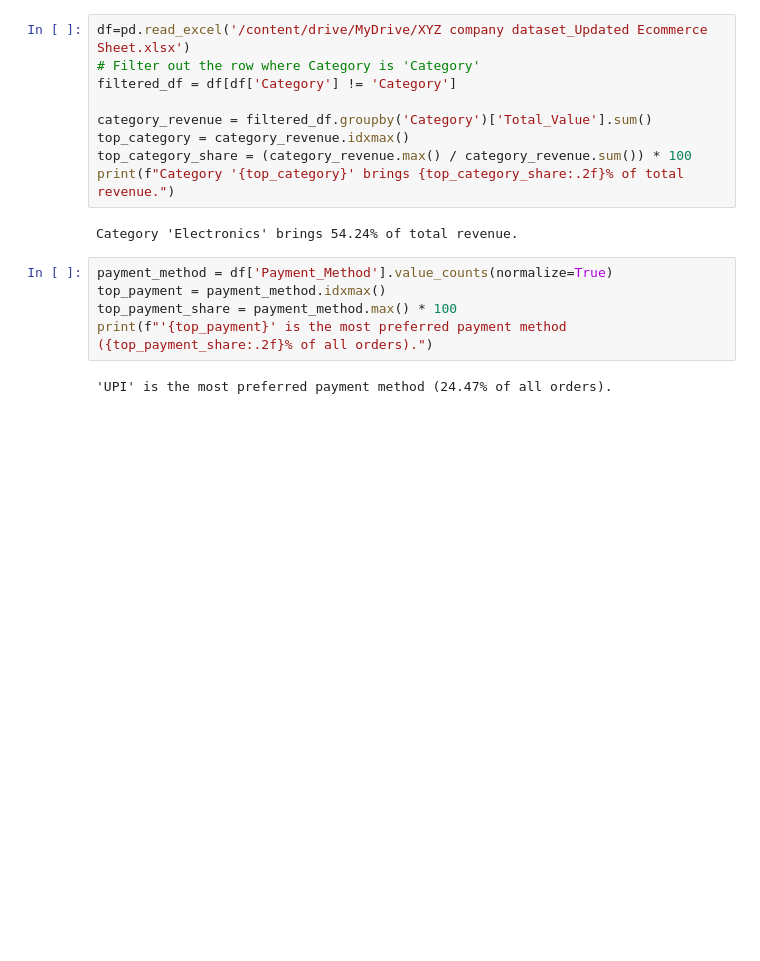
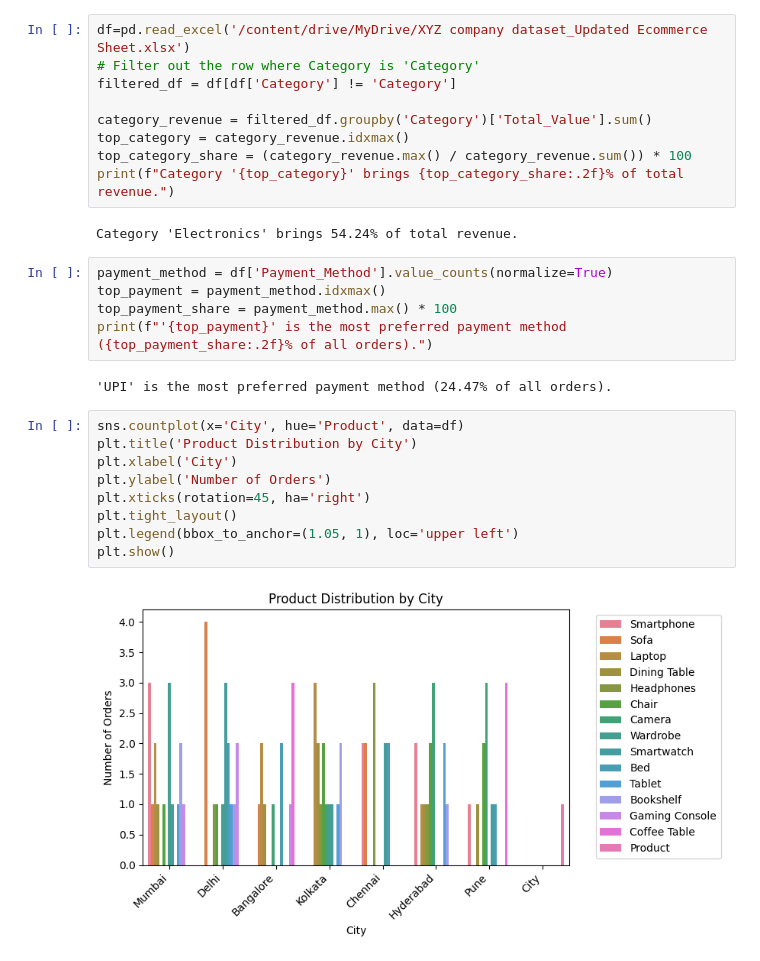
Before and after one commit to PhiWhyyy/E-Commerce-Business-Analysis, a Jupyter notebook: E_Commerce_Business_Analysis_Project.ipynb, the cells around one changed output. Cells and saved outputs as stored; diff of their text form; blank space fills up the shorter version.

```diff
--- a/E_Commerce_Business_Analysis_Project.ipynb
+++ b/E_Commerce_Business_Analysis_Project.ipynb
@@ -398,3 +398,14 @@ top_payment_share = payment_method.max() * 100
 print(f"'{top_payment}' is the most preferred payment method ({top_payment_share:.2f}% of all orders).")
 # %% [output]
 'UPI' is the most preferred payment method (24.47% of all orders).
+# %%
+sns.countplot(x='City', hue='Product', data=df)
+plt.title('Product Distribution by City')
+plt.xlabel('City')
+plt.ylabel('Number of Orders')
+plt.xticks(rotation=45, ha='right')
+plt.tight_layout()
+plt.legend(bbox_to_anchor=(1.05, 1), loc='upper left')
+plt.show()
+# %% [output]
+[figure, added]
```
Also changed, not shown: parts of 2 cells of this notebook.
